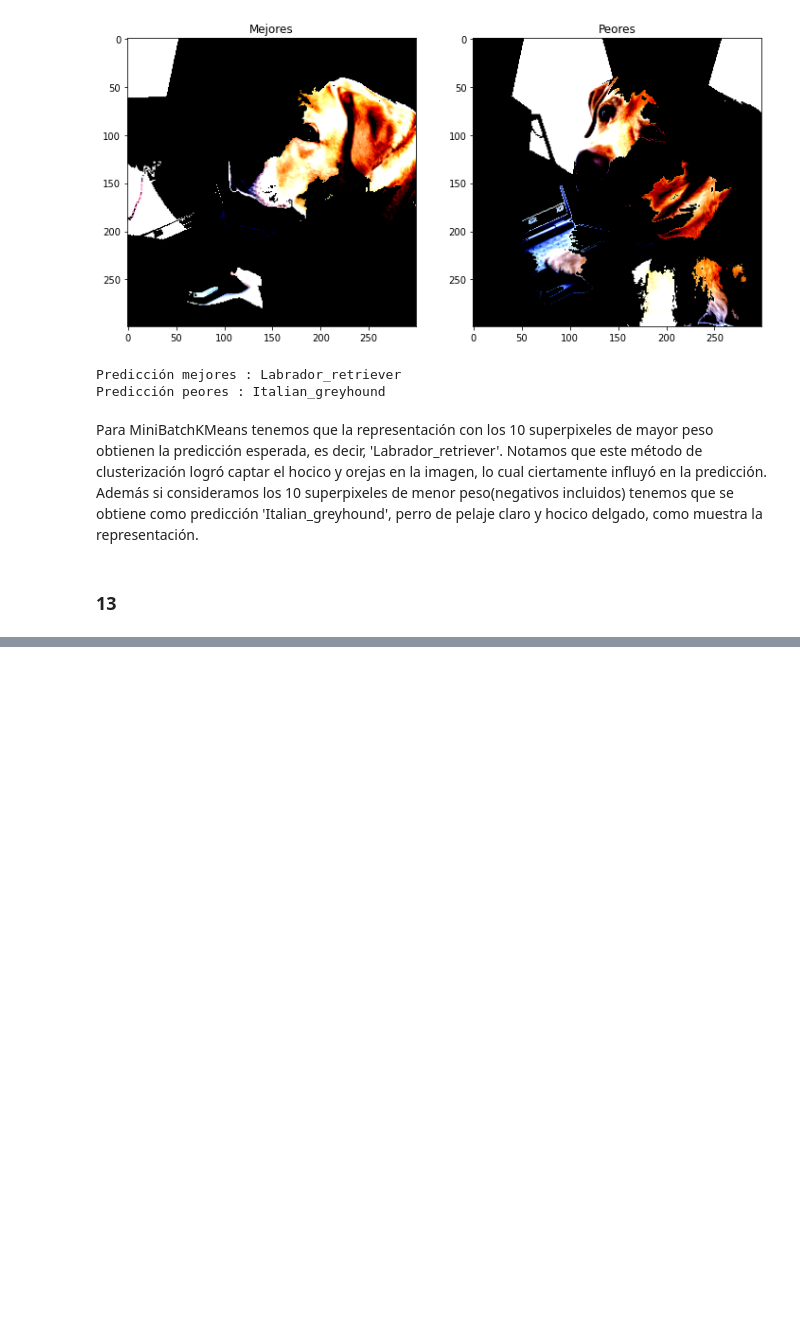
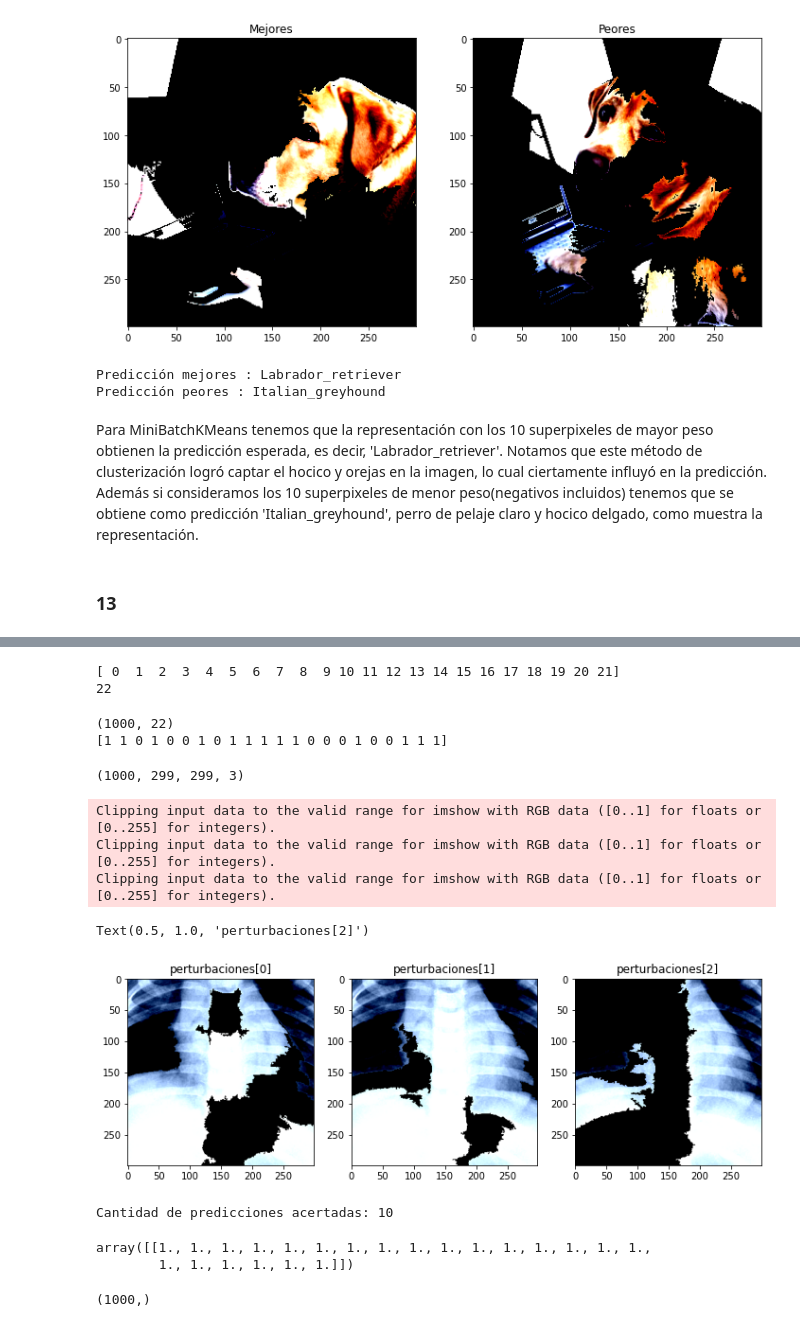
Before and after one commit to gabriel-ortega-hernandez/Tarea-2-Grupo-3, a Jupyter notebook: tarea2.ipynb, the cells around one changed output, grey strips where cells are left out. Cells and saved outputs as stored; diff of their text form; code cells hidden in the pictures; blank space fills up the shorter version.

```diff
--- a/tarea2.ipynb
+++ b/tarea2.ipynb
@@ -693,0 +792,71 @@ Para MiniBatchKMeans tenemos que la representación con los 10 superpixeles de m
+# %%
+# Obtenemos los label únicos.
+print(np.unique(imagen_chestxray_segmentada))
+print(len(np.unique(imagen_chestxray_segmentada)))
+
+# Notamos que van de 0 a 66. Luego son un total de 67 labels.
+n_superpixeles_chestxray = len(np.unique(imagen_chestxray_segmentada))
+# %% [output]
+[ 0  1  2  3  4  5  6  7  8  9 10 11 12 13 14 15 16 17 18 19 20 21]
+22
+# %%
+# Número de perturbaciones a realizar
+n_perturbaciones_chestxray = 1000
+
+# Se construye el arreglo de perturbaciones
+perturbaciones_chestxray = bernoulli.rvs(0.5, loc=0, size=(n_perturbaciones_chestxray,n_superpixeles_chestxray))
+
+# Notamos que son 1000 perturbaciones distintas para los 67 labels
+print(perturbaciones_chestxray.shape)
+
+# Vemos una de las perturbaciones
+print(perturbaciones_chestxray[0])
+# %% [output]
+(1000, 22)
+[1 1 0 1 0 0 1 0 1 1 1 1 1 0 0 0 1 0 0 1 1 1]
+# %%
+# Se genera un arreglo de imagenes perturbadas según el arreglo perturbaciones.
+imagenes_chestxray_perturbadas = np.array([perturbar_imagen(
+    imagen_chestxray_procesada,perturbacion,imagen_chestxray_segmentada) for perturbacion in perturbaciones_chestxray])
+
+imagenes_chestxray_perturbadas.shape
+# %% [output]
+(1000, 299, 299, 3)
+# %%
+# Se muestran las 3 primeras perturbaciones de la imagen procesada
+fig, ax = plt.subplots(nrows=1, ncols=3,figsize=[12,13])
+
+ax[0].imshow(imagenes_chestxray_perturbadas[0])
+ax[0].set_title('perturbaciones[0]')
+
+ax[1].imshow(imagenes_chestxray_perturbadas[1])
+ax[1].set_title('perturbaciones[1]')
+
+ax[2].imshow(imagenes_chestxray_perturbadas[2])
+ax[2].set_title('perturbaciones[2]')
+# %% [output]
+Clipping input data to the valid range for imshow with RGB data ([0..1] for floats or [0..255] for integers).
+Clipping input data to the valid range for imshow with RGB data ([0..1] for floats or [0..255] for integers).
+Clipping input data to the valid range for imshow with RGB data ([0..1] for floats or [0..255] for integers).
+Text(0.5, 1.0, 'perturbaciones[2]')
+[figure, added]
+# %%
+# Se crea el vector y
+y_chestxray = np.array([acierto(prediccion(imagenes_chestxray_perturbadas[i],vgg16),prediccion_chestxray_control)
+for i in range(n_perturbaciones_chestxray)])
+print('Cantidad de predicciones acertadas: {}'.format(sum(y_chestxray)))
+# %% [output]
+Cantidad de predicciones acertadas: 10
+# %%
+# Se crea un arreglo de 1's que corresponde a "no perturbar" la imagen original
+imagen_chestxray_original = np.ones(n_superpixeles_chestxray).reshape(1,-1)
+imagen_chestxray_original
+# %% [output]
+array([[1., 1., 1., 1., 1., 1., 1., 1., 1., 1., 1., 1., 1., 1., 1., 1.,
+        1., 1., 1., 1., 1., 1.]])
+# %%
+# Se calculan las distancias coseno
+distancias_chestxray = 1 - pairwise_distances(perturbaciones_chestxray,imagen_chestxray_original, metric='cosine').ravel()
+print(distancias_chestxray.shape)
+# %% [output]
+(1000,)
```
Also changed, not shown: parts of 29 cells of this notebook.
